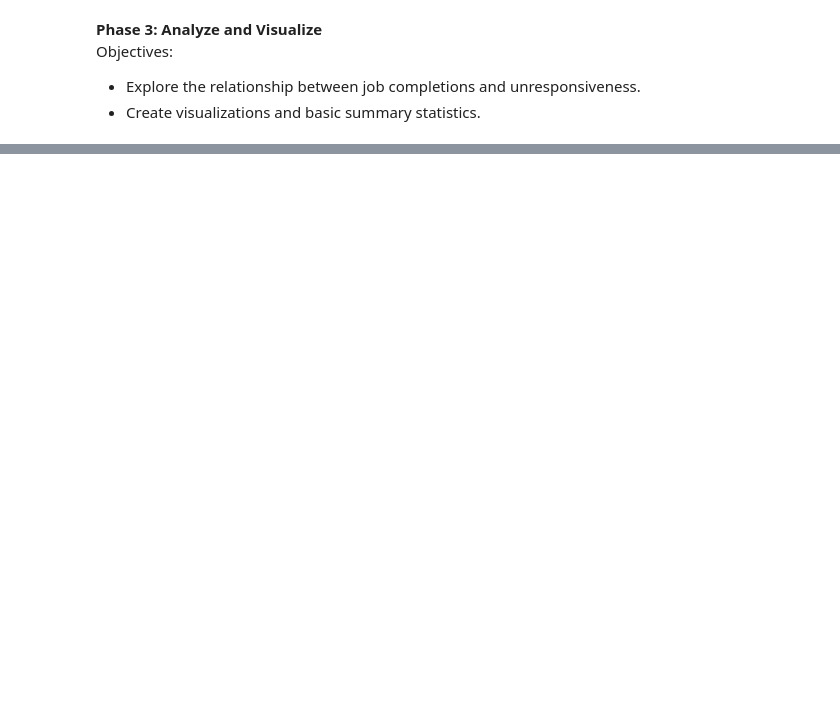
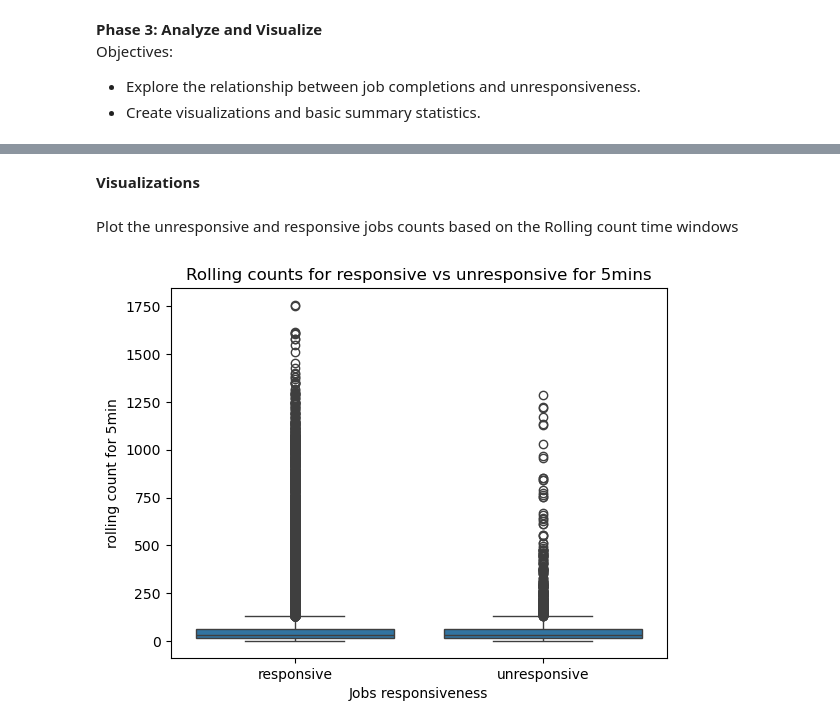
Before and after one commit to nss-data-science-cohort-9/accre-ADoddala, a Jupyter notebook: notebooks/accre_project.ipynb, the cells around one changed output, grey strips where cells are left out. Cells and saved outputs as stored; diff of their text form; code cells hidden in the pictures; blank space fills up the shorter version.

```diff
--- a/notebooks/accre_project.ipynb
+++ b/notebooks/accre_project.ipynb
@@ -411,0 +453,12 @@ unresponsive_jobs.head()
+# %%
+#Sort the values by END Date
+completed_jobs = completed_jobs.sort_values(by = 'END')
+
+# Calculate number of completed jobs in different time intervals prior to each job's end time
+completed_jobs['completed_rolling_5min']= completed_jobs.rolling(window ='5min', on='END')['JOBID'].count().astype(int)
+completed_jobs['completed_rolling_10min'] = completed_jobs.rolling(window ='10min', on='END')['JOBID'].count().astype(int)
+completed_jobs['completed_rolling_15min'] = completed_jobs.rolling(window ='15min', on='END')['JOBID'].count().astype(int)
+completed_jobs['completed_rolling_30min'] = completed_jobs.rolling(window ='30min', on='END')['JOBID'].count().astype(int)
+completed_jobs['completed_rolling_45min'] = completed_jobs.rolling(window ='45min', on='END')['JOBID'].count().astype(int)
+completed_jobs['completed_rolling_1h'] = completed_jobs.rolling(window ='1h', on='END')['JOBID'].count().astype(int)
+completed_jobs.tail()
@@ -414,6 +486,9 @@ __Merging unresponsive jobs logs with completed jobs using merge_asof() and matc
 # %%
-unresponsive_jobs = unresponsive_jobs.sort_values(by ='date')
+# Sort by command date and end job values
+sbatch_events = sbatch_events.sort_values(by ='date')
 completed_jobs = completed_jobs.sort_values(by = 'END')
-merge_unresp_jobs = pd.merge_asof(left = unresponsive_jobs,right = completed_jobs,left_on= 'date', right_on = 'END')
-print(f' After merging unresponsive jobs with completed jobs got {merge_unresp_jobs.shape[0]} rows and {merge_unresp_jobs.shape[1]} columns')
+
+# Use merge_asof to join sbatch commands with the closest job completions
+jobs_data = pd.merge_asof(left = sbatch_events,right = completed_jobs,left_on= 'date', right_on ='END' )
+print(f' After merging unresponsive jobs with completed jobs got {jobs_data.shape[0]} rows and {jobs_data.shape[1]} columns')
 # %% [output]
@@ -612,0 +522,14 @@ np.float64(2995.0)
+# %% [markdown]
+__Visualizations__
+# %% [markdown]
+Plot the unresponsive and responsive jobs counts based on the Rolling count time windows
+# %%
+#boxplot by using seaborn
+sns.boxplot(data = jobs_data, x= 'unresponsive', y = 'completed_rolling_5min')
+plt.xlabel('Jobs responsiveness')
+plt.ylabel('rolling count for 5min')
+plt.title('Rolling counts for responsive vs unresponsive for 5mins')
+plt.xticks(ticks=range(len(jobs_data['unresponsive'].unique())),labels=['responsive','unresponsive'])
+plt.show();
+# %% [output]
+[figure, added]
```
Also changed, not shown: parts of 96 cells of this notebook.
